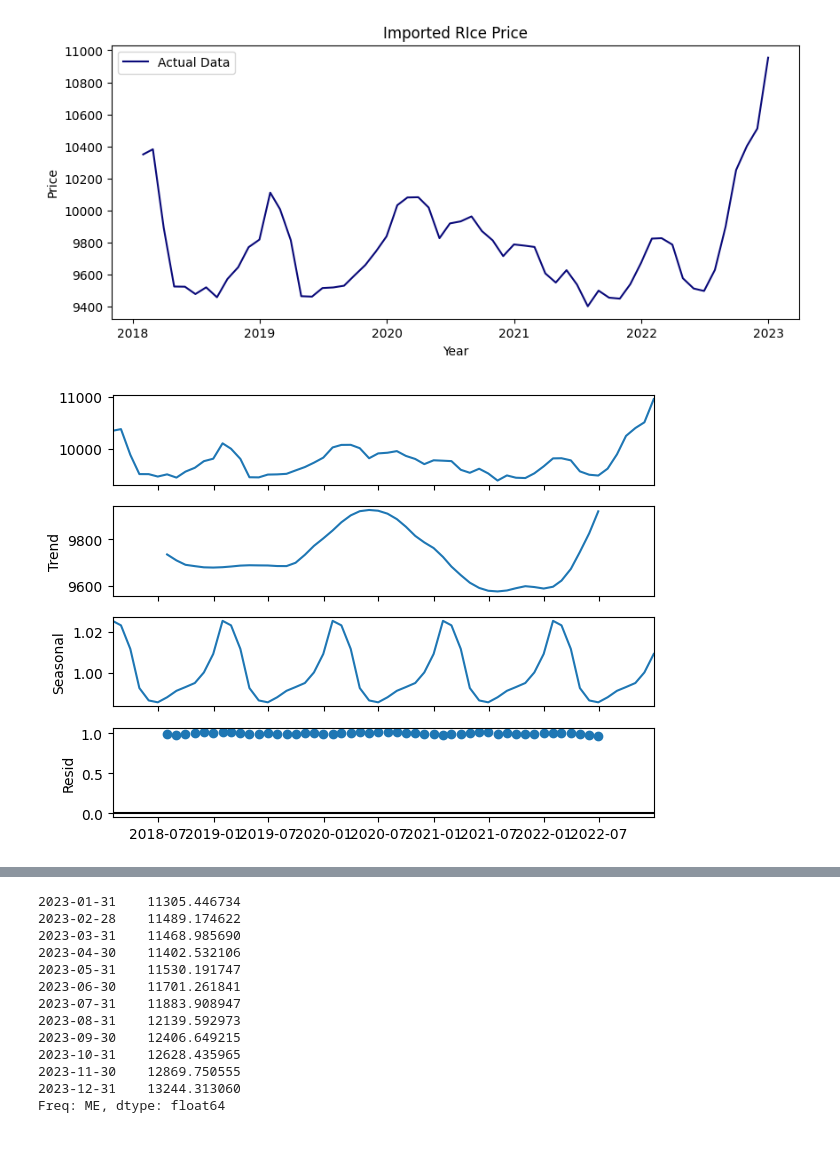
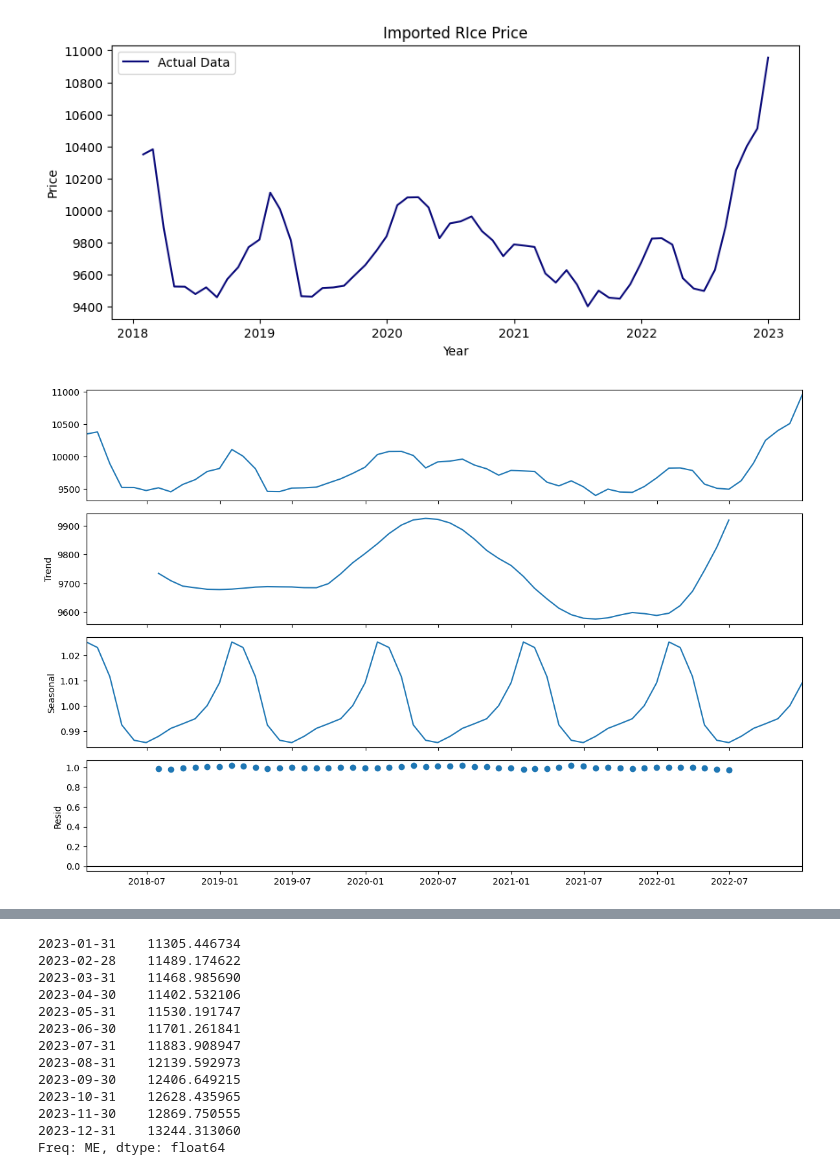
Before and after one commit to latisaalifa/Forecasting, a Jupyter notebook: Holt_Winters_Project_Forecast.ipynb, the cells around one changed output, grey strips where cells are left out. Cells and saved outputs as stored; diff of their text form; code cells hidden in the pictures; blank space fills up the shorter version.

```diff
--- a/Holt_Winters_Project_Forecast.ipynb
+++ b/Holt_Winters_Project_Forecast.ipynb
@@ -65,11 +65,12 @@ plt.show()
 # %%
 #Decompose The Data
 from statsmodels.tsa.seasonal import seasonal_decompose
 result = seasonal_decompose(HB, model='multiplicative', period=12)
+plt.rcParams.update({'figure.figsize': (12, 8)})
 result.plot()
 plt.show()
 # %% [output]
-[figure, old version]
+[figure, new version]
 # %%
 #Model Addictive of Holt-Winters
 model_add = ExponentialSmoothing(HB, trend='add', seasonal='add', seasonal_periods=12)
```
